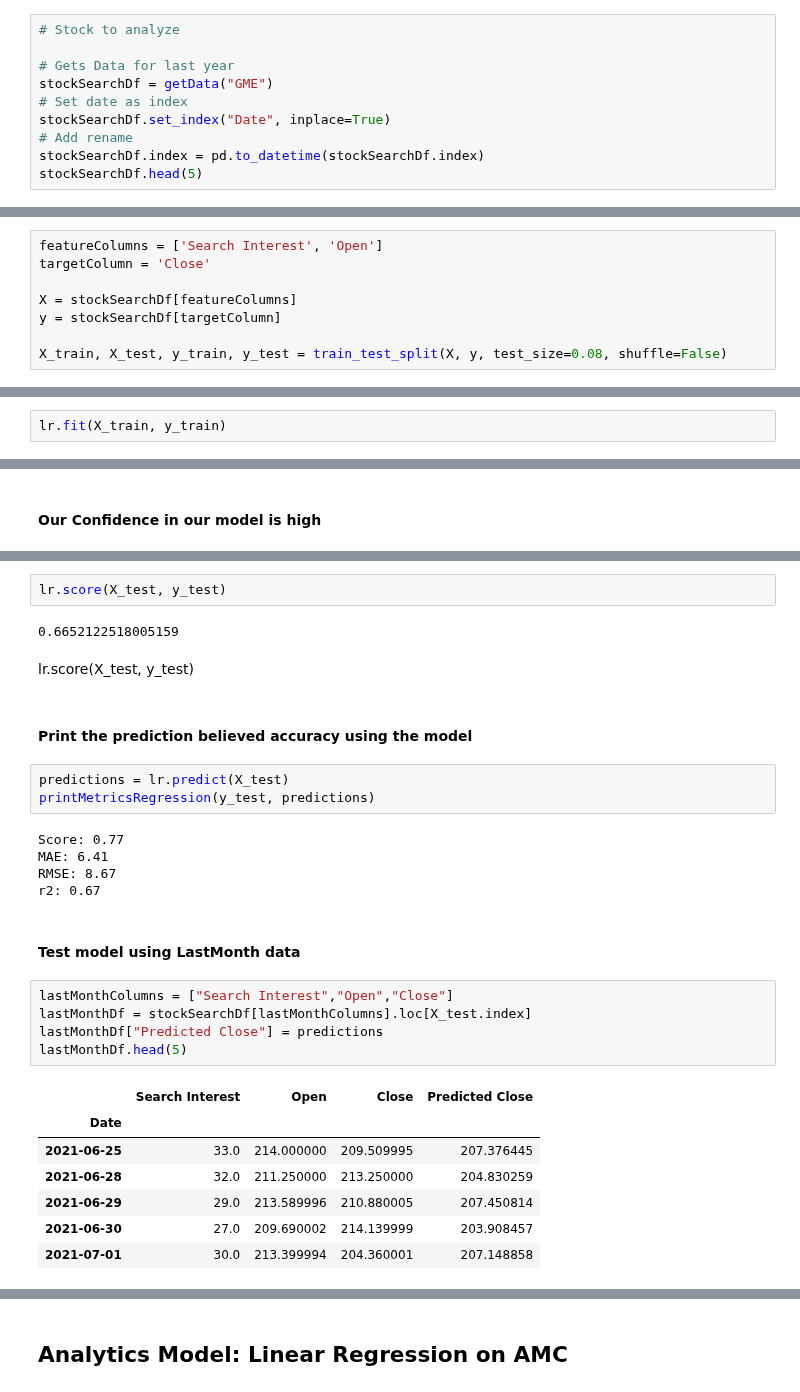
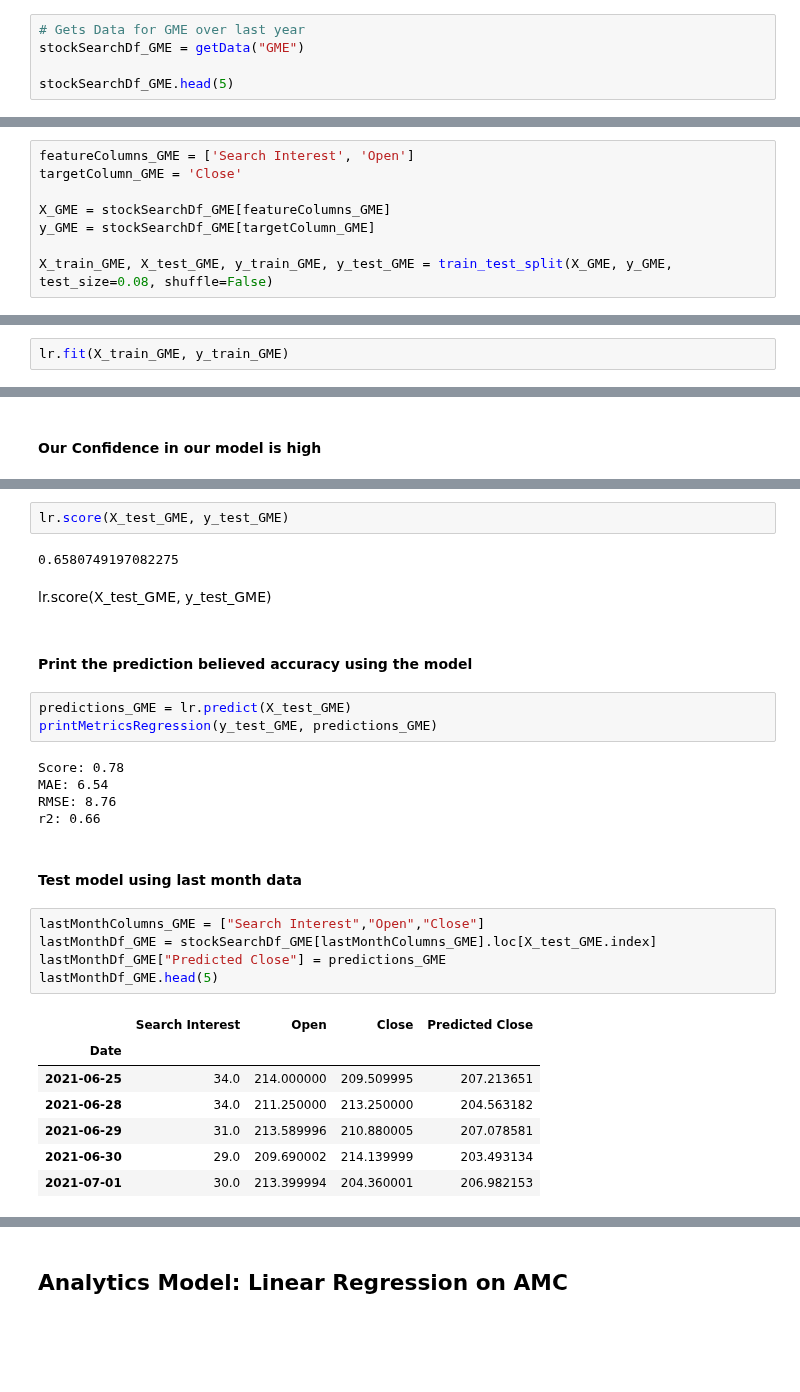
Before and after one commit to atlas125gev/StockProject, a Jupyter notebook: FinalProject/07.28.StockAnalysisFromGoogleSearch.Group01.ipynb, the cells around one changed output, grey strips where cells are left out. Cells and saved outputs as stored; diff of their text form; blank space fills up the shorter version.

```diff
--- a/FinalProject/07.28.StockAnalysisFromGoogleSearch.Group01.ipynb
+++ b/FinalProject/07.28.StockAnalysisFromGoogleSearch.Group01.ipynb
@@ -103,13 +101,8 @@ def printMetricsRegression(test, predictionsResult):
 # %%
-# Stock to analyze
+# Gets Data for GME over last year
+stockSearchDf_GME = getData("GME")
 
-# Gets Data for last year
-stockSearchDf = getData("GME")
-# Set date as index
-stockSearchDf.set_index("Date", inplace=True)
-# Add rename
-stockSearchDf.index = pd.to_datetime(stockSearchDf.index)
-stockSearchDf.head(5)
+stockSearchDf_GME.head(5)
 # %% [output]
 |  | Open | High | Low | Close | Adj Close | Volume | Search Interest | Price Difference | Buy |
 | Date |  |  |  |  |  |  |  |  |  |
@@ -123,11 +114,11 @@ stockSearchDf.head(5)
 # %%
-featureColumns = ['Search Interest', 'Open']
-targetColumn = 'Close'
+featureColumns_GME = ['Search Interest', 'Open']
+targetColumn_GME = 'Close'
 
-X = stockSearchDf[featureColumns]
-y = stockSearchDf[targetColumn]
+X_GME = stockSearchDf_GME[featureColumns_GME]
+y_GME = stockSearchDf_GME[targetColumn_GME]
 
-X_train, X_test, y_train, y_test = train_test_split(X, y, test_size=0.08, shuffle=False)
+X_train_GME, X_test_GME, y_train_GME, y_test_GME = train_test_split(X_GME, y_GME, test_size=0.08, shuffle=False)
 # %% [markdown]
 #### Create the regression
 # %%
@@ -138,7 +129,7 @@ LinearRegression()
 # %% [markdown]
 #### Fit Linear Model
 # %%
-lr.fit(X_train, y_train)
+lr.fit(X_train_GME, y_train_GME)
 # %% [output]
 LinearRegression()
 # %% [markdown]
@@ -150,34 +141,34 @@ lr.score(X_train, y_train)
 # %%
-lr.score(X_test, y_test)
+lr.score(X_test_GME, y_test_GME)
 # %% [output]
-0.6652122518005159
+0.6580749197082275
 # %% [markdown]
-lr.score(X_test, y_test)
+lr.score(X_test_GME, y_test_GME)
 # %% [markdown]
 #### Print the prediction believed accuracy using the model
 # %%
-predictions = lr.predict(X_test)
-printMetricsRegression(y_test, predictions)
+predictions_GME = lr.predict(X_test_GME)
+printMetricsRegression(y_test_GME, predictions_GME)
 # %% [output]
-Score: 0.77
-MAE: 6.41
-RMSE: 8.67
-r2: 0.67
+Score: 0.78
+MAE: 6.54
+RMSE: 8.76
+r2: 0.66
 # %% [markdown]
-#### Test model using LastMonth data
+#### Test model using last month data
 # %%
-lastMonthColumns = ["Search Interest","Open","Close"]
-lastMonthDf = stockSearchDf[lastMonthColumns].loc[X_test.index]
-lastMonthDf["Predicted Close"] = predictions
-lastMonthDf.head(5)
+lastMonthColumns_GME = ["Search Interest","Open","Close"]
+lastMonthDf_GME = stockSearchDf_GME[lastMonthColumns_GME].loc[X_test_GME.index]
+lastMonthDf_GME["Predicted Close"] = predictions_GME
+lastMonthDf_GME.head(5)
 # %% [output]
 |  | Search Interest | Open | Close | Predicted Close |
 | Date |  |  |  |  |
-| 2021-06-25 | 33.0 | 214.000000 | 209.509995 | 207.376445 |
-| 2021-06-28 | 32.0 | 211.250000 | 213.250000 | 204.830259 |
-| 2021-06-29 | 29.0 | 213.589996 | 210.880005 | 207.450814 |
-| 2021-06-30 | 27.0 | 209.690002 | 214.139999 | 203.908457 |
-| 2021-07-01 | 30.0 | 213.399994 | 204.360001 | 207.148858 |
+| 2021-06-25 | 34.0 | 214.000000 | 209.509995 | 207.213651 |
+| 2021-06-28 | 34.0 | 211.250000 | 213.250000 | 204.563182 |
+| 2021-06-29 | 31.0 | 213.589996 | 210.880005 | 207.078581 |
+| 2021-06-30 | 29.0 | 209.690002 | 214.139999 | 203.493134 |
+| 2021-07-01 | 30.0 | 213.399994 | 204.360001 | 206.982153 |
 # %%
 sns.set_theme(style = "darkgrid")
 palette = sns.color_palette("mako_r", 3)
```
Also changed, not shown: parts of 26 cells of this notebook.
